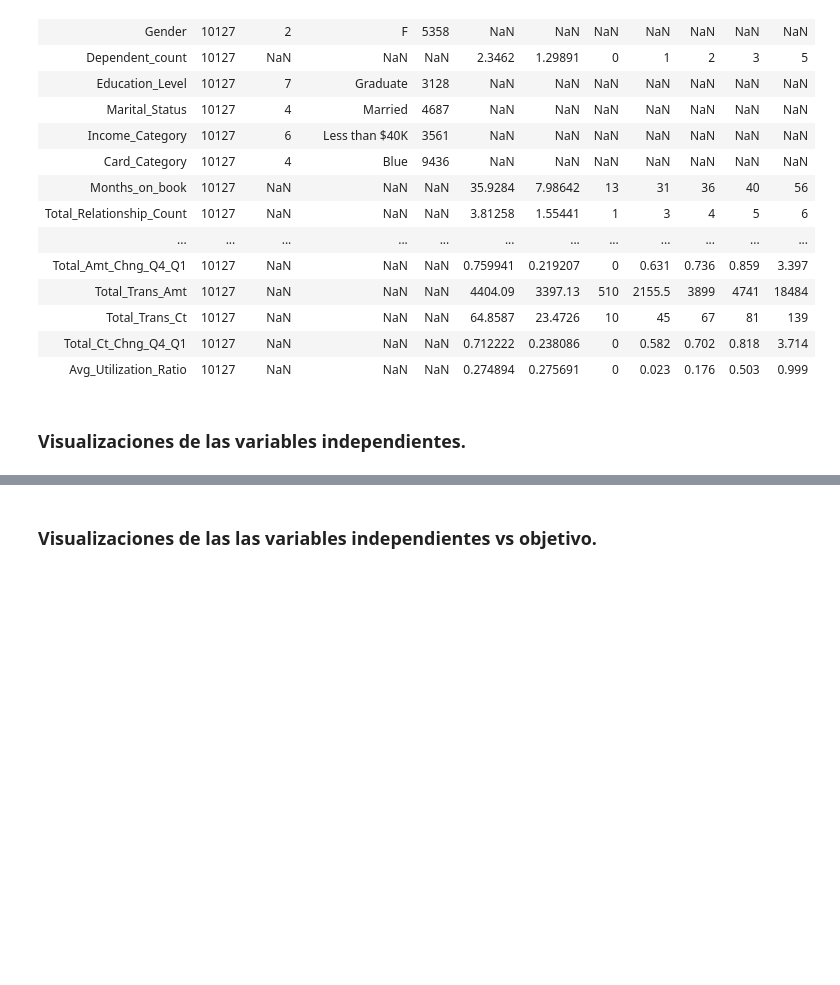
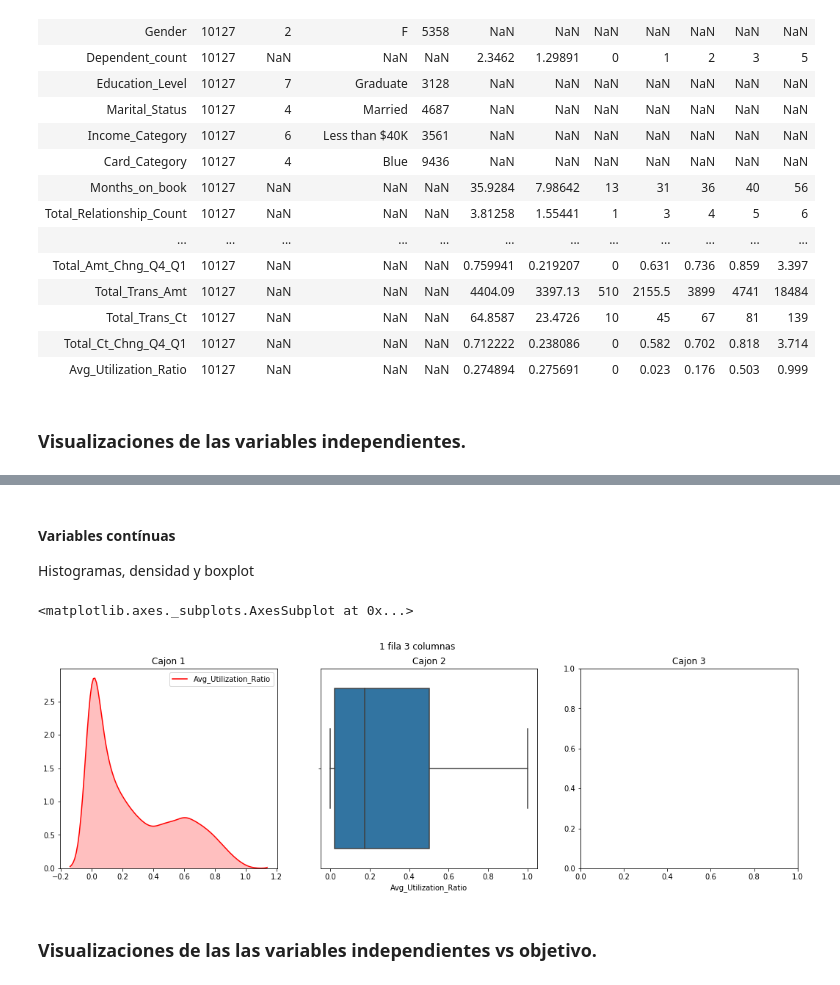
Before and after one commit to mariomicolta/Bank-Churn, a Jupyter notebook: Banks Church.ipynb, the cells around one changed output, grey strips where cells are left out. Saved outputs shown, nothing was run; the diff lists cells and outputs as text; code cells hidden in the pictures; blank space fills up the shorter version.

Commit message:
'Matplotlib'

```diff
--- a/Banks Church.ipynb
+++ b/Banks Church.ipynb
@@ -167,3 +171,30 @@ Index(['Attrition_Flag', 'Customer_Age', 'Gender', 'Dependent_count',
+# %% [markdown]
+#### Variables contínuas
+
+Histogramas, densidad y boxplot
+# %%
+# add_subplot(nrows, ncols, index)
+fig, axs = plt.subplots(figsize=(18,5), nrows=1, ncols=3)
+fig.suptitle('1 fila 3 columnas')
+axs[0].set_title('Cajon 1')
+axs[1].set_title('Cajon 2')
+axs[2].set_title('Cajon 3')
+sns.kdeplot(df.loc[:, variable], shade=True, color='r', ax=axs[0])
+sns.boxplot(x = df.loc[:,variable], ax=axs[1])
+    #ax = fig.add_subplot(math.ceil(len(var_numericas)/2), 3, i)
+    #ax = fig.add_subplot(math.ceil(len(var_numericas)/2), 3, i)
+    #sns.kdeplot(df.loc[:, variable], shade=True, color='r', ax=ax)
+    #sns.kdeplot(df.loc[:, variable], shade=True, color='r', ax=ax1)
+
+    #sns.histplot(x=df.loc[:,variable], ax=ax)
+    #sns.boxplot(x=df.loc[:,variable], ax=ax)
+    #sns.swarmplot(x=df.loc[:,variable], color=".25", ax=ax)
+    #sns.lmplot(x=variable, data=df, fit_reg=False, legend=False)
+    #sns.kdeplot(df.loc[:, variable], shade=True, color='r', ax=ax);
+    #i += 1
+# %% [output]
+<matplotlib.axes._subplots.AxesSubplot at 0x...>
+[figure, added]
 # %%
 independientes = df.columns[1:]
 dependiente = df.columns[0]
```
Also changed, not shown: parts of 7 cells of this notebook.
